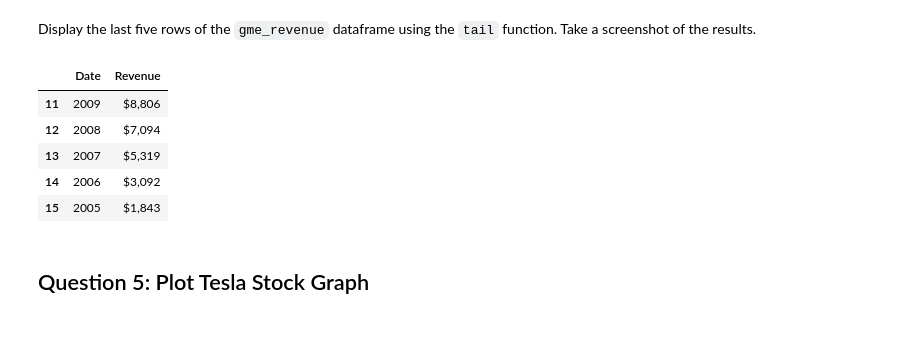
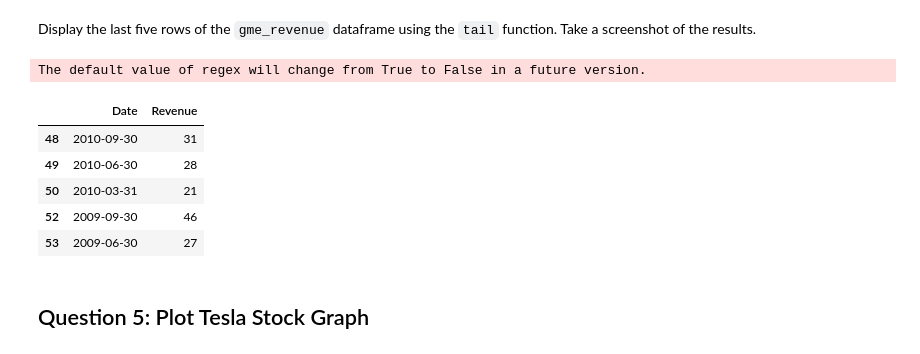
Before and after one commit to xGoMaR/Analyzing-Historical-Stock-Revenue-Data-and-Building-a-Dashboard, a Jupyter notebook: Final Assignment.ipynb, the cells around one changed output. Saved outputs shown, nothing was run; the diff lists cells and outputs as text; code cells hidden in the pictures.

```diff
--- a/Final Assignment.ipynb
+++ b/Final Assignment.ipynb
@@ -128,15 +128,13 @@ If you want to use the read_html function the table is located at index 1
 # %%
 tesla_revenue = pd.DataFrame(columns=["Date", "Revenue"])
 
-# First we isolate the body of the table which contains all the information
-# Then we loop through each row and find all the column values for each row
-for row in soup.find("tbody").find_all('tr'):
-    col = row.find_all("td")
-    date = col[0].text
-    revenue = col[1].text
+for row in soup.find_all('tbody')[1].find_all('tr'):
+#     print (row)
+    cells = row.find_all('td')
+    date = cells[0].text
+    rev  = cells[1].text
 
-    # Finally we append the data of each row to the table
-    tesla_revenue =tesla_revenue.append({"Date":date, "Revenue":revenue}, ignore_index=True)
+    tesla_revenue = tesla_revenue.append({"Date": date, "Revenue": rev}, ignore_index=True)
 # %% [markdown]
 Execute the following line to remove the comma and dollar sign from the `Revenue` column.
 # %%
@@ -213,26 +211,28 @@ If you want to use the read_html function the table is located at index 1
 # %%
 gme_revenue = pd.DataFrame(columns=["Date", "Revenue"])
 
-# First we isolate the body of the table which contains all the information
-# Then we loop through each row and find all the column values for each row
-for row in soup.find("tbody").find_all('tr'):
-    col = row.find_all("td")
-    date = col[0].text
-    revenue = col[1].text
+for row in soup.find_all('tbody')[1].find_all('tr'):
+#     print (row)
+    cells = row.find_all('td')
+    date = cells[0].text
+    rev  = cells[1].text
 
-    # Finally we append the data of each row to the table
-    gme_revenue =gme_revenue.append({"Date":date, "Revenue":revenue}, ignore_index=True)
+    gme_revenue = gme_revenue.append({"Date": date, "Revenue": rev}, ignore_index=True)
 # %% [markdown]
 Display the last five rows of the `gme_revenue` dataframe using the `tail` function. Take a screenshot of the results.
 # %%
+gme_revenue["Revenue"] = gme_revenue['Revenue'].str.replace(',|\$',"")
+gme_revenue.dropna(inplace=True)
+gme_revenue = gme_revenue[gme_revenue['Revenue'] != ""]
 gme_revenue.tail()
 # %% [output]
+The default value of regex will change from True to False in a future version.
 |  | Date | Revenue |
-| 11 | 2009 | $8,806 |
-| 12 | 2008 | $7,094 |
-| 13 | 2007 | $5,319 |
-| 14 | 2006 | $3,092 |
-| 15 | 2005 | $1,843 |
+| 48 | 2010-09-30 | 31 |
+| 49 | 2010-06-30 | 28 |
+| 50 | 2010-03-31 | 21 |
+| 52 | 2009-09-30 | 46 |
+| 53 | 2009-06-30 | 27 |
 # %% [markdown]
 ## Question 5: Plot Tesla Stock Graph
 # %% [markdown]
```
Also changed, not shown: parts of 2 cells of this notebook.
